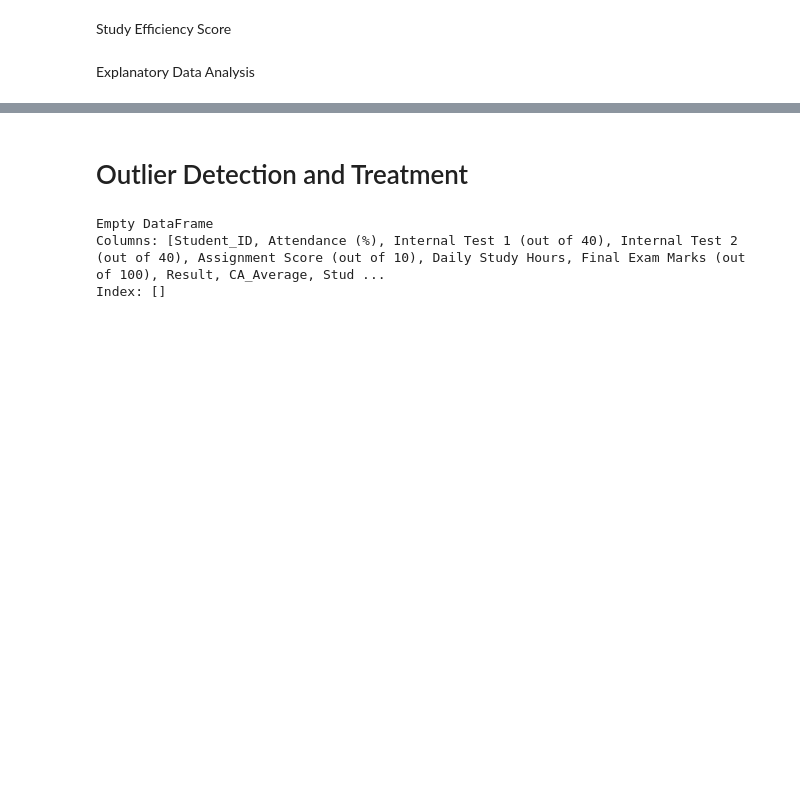
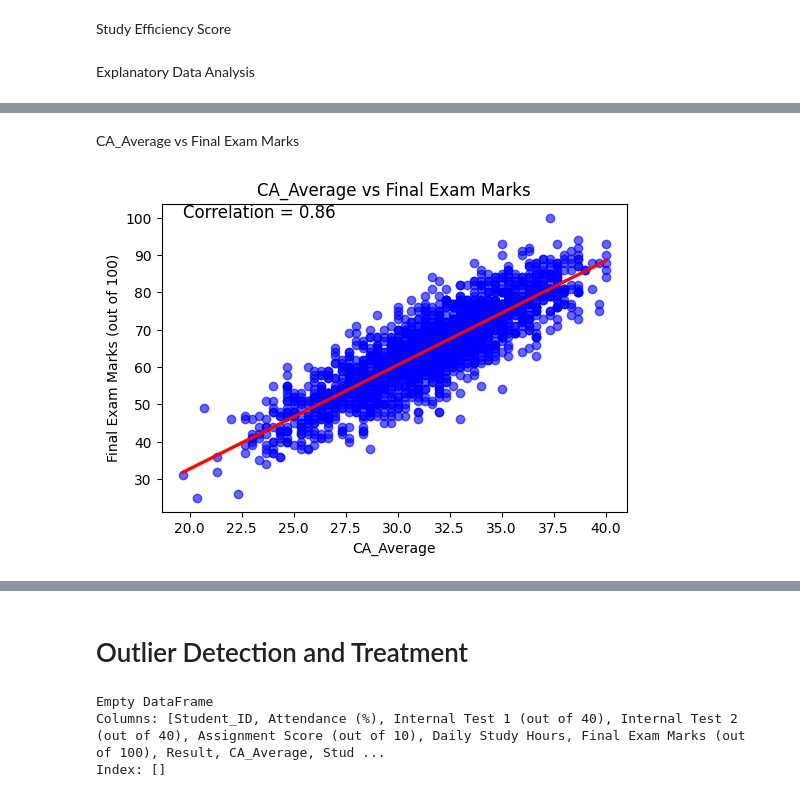
Before and after one commit to sanodyaJinadasa/InspiHER_Hacktronix, a Jupyter notebook: ML_Task.ipynb, the cells around one changed output, grey strips where cells are left out. Drawn from its saved outputs; the diff is of its cells as text; code cells hidden in the pictures; blank space fills up the shorter version.

```diff
--- a/ML_Task.ipynb
+++ b/ML_Task.ipynb
@@ -151,0 +182,29 @@ plots with results vs engineered features
+# %% [markdown]
+CA_Average vs Final Exam Marks
+# %%
+# Correlation value
+corr, _ = pearsonr(df["CA_Average"], df["Final Exam Marks (out of 100)"])
+
+plt.figure(figsize=(6,4))
+
+
+sns.regplot(
+    x="CA_Average",
+    y="Final Exam Marks (out of 100)",
+    data=df,
+    scatter_kws={"alpha":0.6, "color":"blue"},
+    line_kws={"color":"red"}
+)
+
+plt.text(
+    x=df["CA_Average"].min(),
+    y=df["Final Exam Marks (out of 100)"].max(),
+    s=f"Correlation = {corr:.2f}",
+    fontsize=12,
+    color="black"
+)
+
+plt.title("CA_Average vs Final Exam Marks")
+plt.show()
+# %% [output]
+[figure, added]
```
Also changed, not shown: parts of 11 cells of this notebook.
